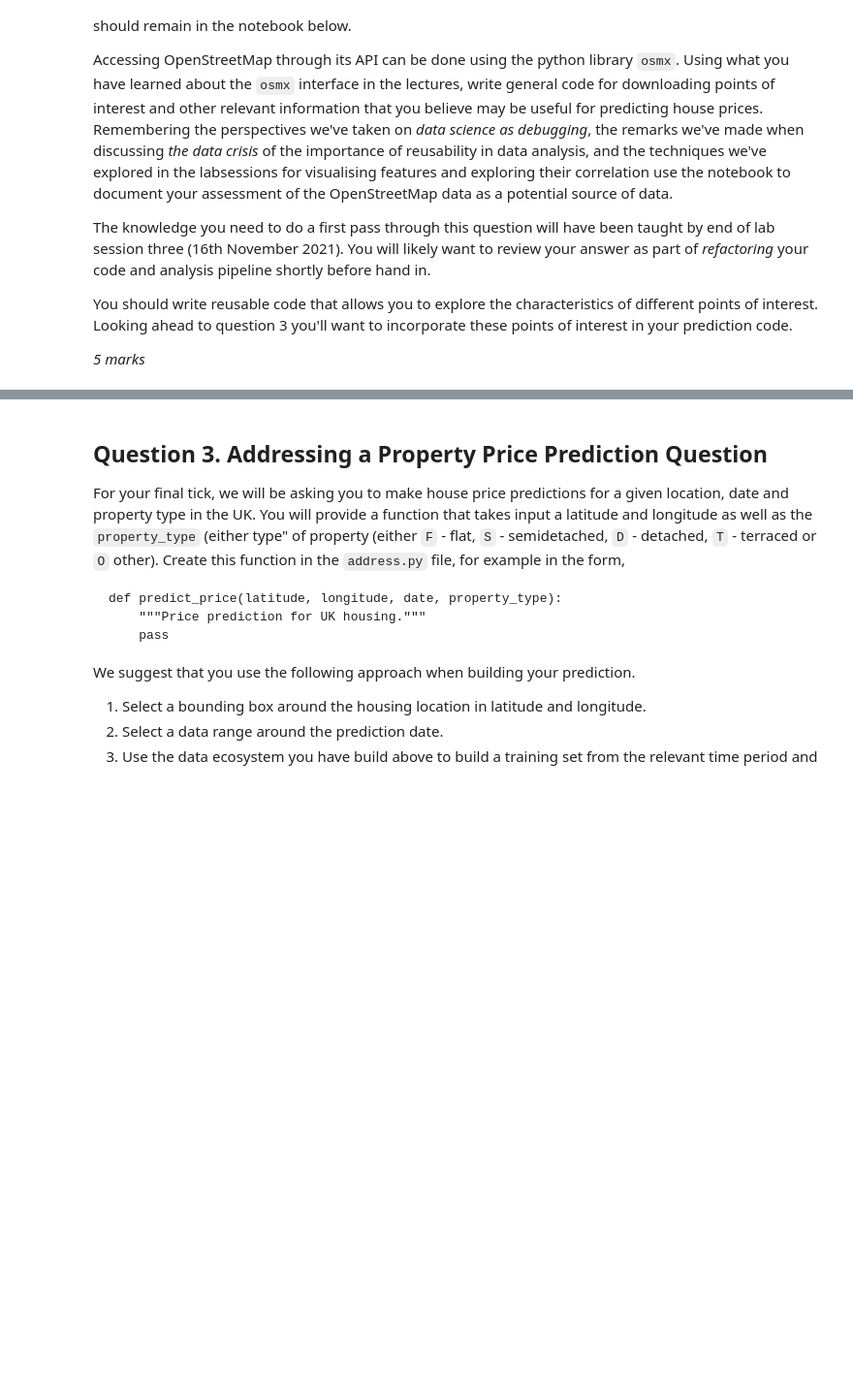
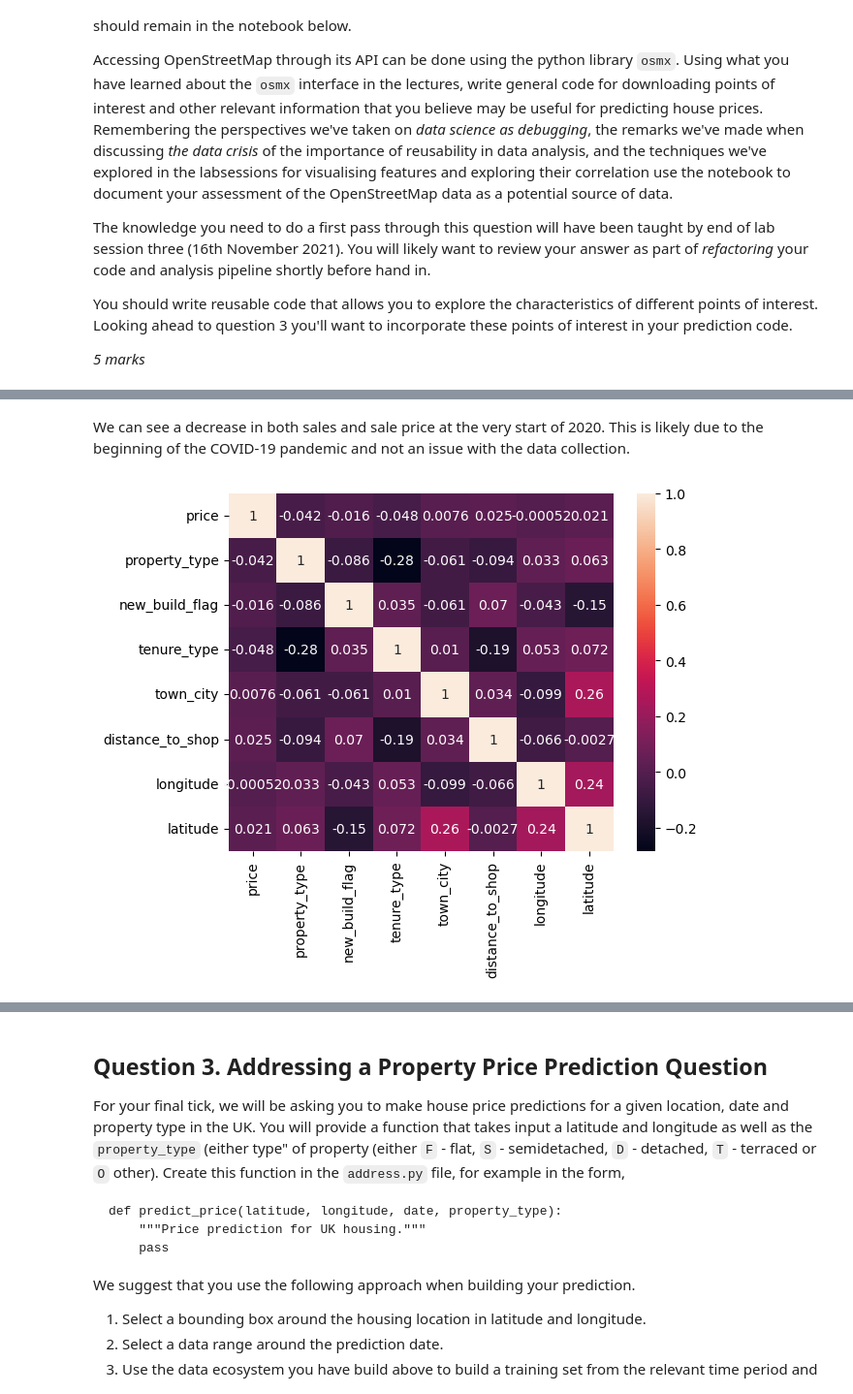
Before and after one commit to harryknighton/property-pricing, a Jupyter notebook: notebooks/assessment.ipynb, the cells around one changed output, grey strips where cells are left out. Shown: that part at 97% size. Cells and saved outputs as stored; diff of their text form; code cells hidden in the pictures; blank space fills up the shorter version.

```diff
--- a/notebooks/assessment.ipynb
+++ b/notebooks/assessment.ipynb
@@ -357,0 +416,6 @@ You should write reusable code that allows you to explore the characteristics of
+# %% [markdown]
+We can see a decrease in both sales and sale price at the very start of 2020. This is likely due to the beginning of the COVID-19 pandemic and not an issue with the data collection.
+# %%
+assess.visualise_correlation(df[['price', 'property_type', 'new_build_flag', 'tenure_type', 'town_city', 'distance_to_shop', 'longitude', 'latitude']])
+# %% [output]
+[figure, added]
```
Also changed, not shown: parts of 28 cells of this notebook, 8 other files.
